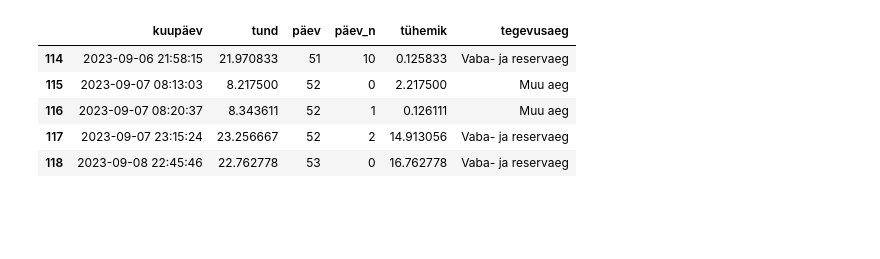
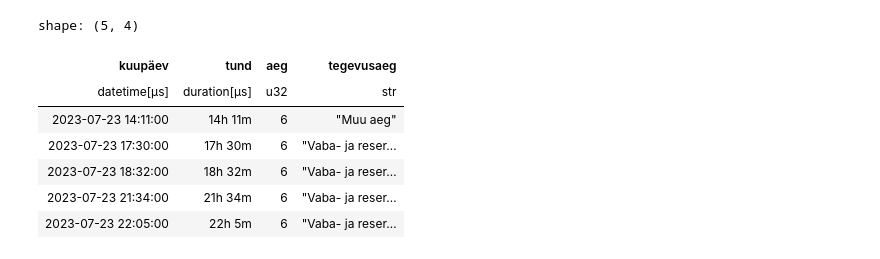
Before and after one commit to mart-mihkel/spioonid, a Jupyter notebook: joonised.ipynb, the cells around one changed output. Saved outputs shown, nothing was run; the diff lists cells and outputs as text; code cells hidden in the pictures; blank space fills up the shorter version.

```diff
--- a/joonised.ipynb
+++ b/joonised.ipynb
@@ -13,19 +7,21 @@ esimene_päev = datetime(2023, 7, 17).timetuple().tm_yday  # teenistuse esimene
-# %%
-df = pd.read_csv('andmed/spioonid.csv')
-
-df['kuupäev'] = df['kuupäev'].apply(lambda x: datetime.fromisoformat(x))
-df['tund'] = df['kuupäev'].apply(lambda x: (x - x.replace(hour=0, minute=0, second=0)).total_seconds() / 3600)
-df['päev'] = df['kuupäev'].apply(lambda x: x.timetuple().tm_yday - esimene_päev)
-df['päev_n'] = df.groupby('päev').cumcount()
-df['tühemik'] = df.groupby('päev')['tund'].diff().fillna(df['tund'] - hommik)
-df['tegevusaeg'] = (df['tund'] >= reservaeg).map({True: 'Vaba- ja reservaeg', False:'Muu aeg'})
-
-df.tail()
-# %% [output]
-|  | kuupäev | tund | päev | päev_n | tühemik | tegevusaeg |
-| 114 | 2023-09-06 21:58:15 | 21.970833 | 51 | 10 | 0.125833 | Vaba- ja reservaeg |
-| 115 | 2023-09-07 08:13:03 | 8.217500 | 52 | 0 | 2.217500 | Muu aeg |
-| 116 | 2023-09-07 08:20:37 | 8.343611 | 52 | 1 | 0.126111 | Muu aeg |
-| 117 | 2023-09-07 23:15:24 | 23.256667 | 52 | 2 | 14.913056 | Vaba- ja reservaeg |
-| 118 | 2023-09-08 22:45:46 | 22.762778 | 53 | 0 | 16.762778 | Vaba- ja reservaeg |
+# %%
+df = pl.read_csv('andmed/spioonid.csv', try_parse_dates=True).with_columns(
+    (pl.col('kuupäev') - pl.col('kuupäev').dt.strftime('%Y-%m-%d').str.strptime(pl.Datetime)).alias('tund'),
+    (pl.col('kuupäev').dt.ordinal_day() - esimene_päev).alias('aeg')).with_columns(
+    pl.when(pl.col('tund') >= reservaeg)
+    .then(pl.lit('Vaba- ja reservaeg'))
+    .otherwise(pl.lit('Muu aeg'))
+    .alias('tegevusaeg')
+)
+
+df.head()
+# %% [output]
+shape: (5, 4)
+| kuupäev | tund | aeg | tegevusaeg |
+| datetime[μs] | duration[μs] | u32 | str |
+| 2023-07-23 14:11:00 | 14h 11m | 6 | "Muu aeg" |
+| 2023-07-23 17:30:00 | 17h 30m | 6 | "Vaba- ja reser… |
+| 2023-07-23 18:32:00 | 18h 32m | 6 | "Vaba- ja reser… |
+| 2023-07-23 21:34:00 | 21h 34m | 6 | "Vaba- ja reser… |
+| 2023-07-23 22:05:00 | 22h 5m | 6 | "Vaba- ja reser… |
 # %%
```
Also changed, not shown: parts of 3 cells of this notebook.
